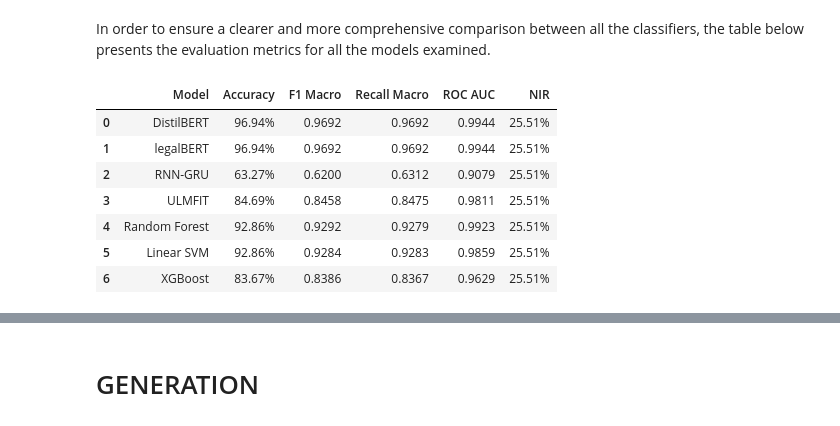
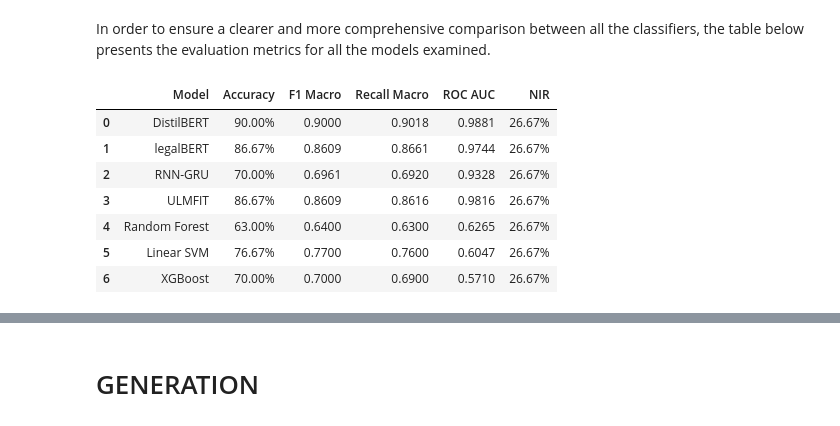
Before and after one commit to profsuccodifrutta/ai_act_RAG_navigator, a Jupyter notebook: public_pipeline_final.ipynb, the cells around one changed output, grey strips where cells are left out. Cells and saved outputs as stored; diff of their text form; code cells hidden in the pictures.

```diff
--- a/public_pipeline_final.ipynb
+++ b/public_pipeline_final.ipynb
@@ -3415,83 +3368,83 @@ import pandas as pd
 df_compare = pd.DataFrame([
     {
         "Model": "DistilBERT",
-        "Accuracy": 0.9694,
-        "F1 Macro": 0.9696,
-        "Recall Macro": 0.9696,
-        "ROC AUC": 0.9939,
-        "NIR": 0.2551
+        "Accuracy": 0.9000,
+        "F1 Macro": 0.9000,
+        "Recall Macro": 0.9018,
+        "ROC AUC": 0.9881,
+        "NIR": 0.2667
     },
 
     {
         "Model": "legalBERT",
-        "Accuracy": 0.9694,
-        "F1 Macro": 0.9692,
-        "Recall Macro": 0.9692,
-        "ROC AUC": 0.9944,
-        "NIR": 0.2551
+        "Accuracy": 0.8667,
+        "F1 Macro": 0.8609,
+        "Recall Macro": 0.8661,
+        "ROC AUC": 0.9744,
+        "NIR": 0.2667
     },
 
     {
         "Model": "RNN-GRU",
-        "Accuracy": 0.6327,
-        "F1 Macro": 0.6200,
-        "Recall Macro": 0.6312,
-        "ROC AUC": 0.9079,
-        "NIR": 0.2551
+        "Accuracy": 0.7000,
+        "F1 Macro": 0.6961,
+        "Recall Macro": 0.6920,
+        "ROC AUC": 0.9328,
+        "NIR": 0.2667
     },
 
     {
         "Model": "ULMFIT",
-        "Accuracy": 0.8469,
-        "F1 Macro": 0.8458,
-        "Recall Macro": 0.8475,
-        "ROC AUC": 0.9811,
-        "NIR": 0.2551
+        "Accuracy": 0.8667,
+        "F1 Macro": 0.8609,
+        "Recall Macro": 0.8616,
+        "ROC AUC": 0.9816,
+        "NIR": 0.2667
     },
     {
         "Model": "Random Forest",
-        "Accuracy": 0.9286,
-        "F1 Macro": 0.9292,
-        "Recall Macro": 0.9279,
-        "ROC AUC": 0.9923,
-        "NIR": 0.2551
+        "Accuracy": 0.6300,
+        "F1 Macro": 0.6400,
+        "Recall Macro": 0.6300,
+        "ROC AUC": 0.6265,   ###CONFERMARE
+        "NIR": 0.2667        ###CONFERMARE
     },
     {
         "Model": "Linear SVM",
-        "Accuracy": 0.9286,
-        "F1 Macro": 0.9284,
-        "Recall Macro": 0.9283,
-        "ROC AUC": 0.9859,
-        "NIR": 0.2551
+        "Accuracy": 0.7667,
+        "F1 Macro": 0.7700,
+        "Recall Macro": 0.7600,
+        "ROC AUC": 0.6047,   ##CONFERMARE
+        "NIR": 0.2667        ##CONFERMARE
     },
     {
         "Model": "XGBoost",
-        "Accuracy": 0.8367,
-        "F1 Macro": 0.8386,
-        "Recall Macro": 0.8367,
-        "ROC AUC": 0.9629,
-        "NIR": 0.2551
+        "Accuracy": 0.7000,
+        "F1 Macro": 0.7000,
+        "Recall Macro": 0.6900,
+        "ROC AUC": 0.5710,   ##CONFERMARE
+        "NIR": 0.2667        ##CONFERMARE
     }
 ])
 
 cols = ["Model", "Accuracy", "F1 Macro", "Recall Macro", "ROC AUC", "NIR"]
 df_compare = df_compare[cols]
 
 format_dict = {
     "Accuracy": "{:.2%}",
     "F1 Macro": "{:.4f}",
     "Recall Macro": "{:.4f}",
     "ROC AUC": "{:.4f}",
     "NIR": "{:.2%}"
 }
 
 display(df_compare.style.format(format_dict))
 # %% [output]
 |  | Model | Accuracy | F1 Macro | Recall Macro | ROC AUC | NIR |
-| 0 | DistilBERT | 96.94% | 0.9692 | 0.9692 | 0.9944 | 25.51% |
-| 1 | legalBERT | 96.94% | 0.9692 | 0.9692 | 0.9944 | 25.51% |
-| 2 | RNN-GRU | 63.27% | 0.6200 | 0.6312 | 0.9079 | 25.51% |
-| 3 | ULMFIT | 84.69% | 0.8458 | 0.8475 | 0.9811 | 25.51% |
-| 4 | Random Forest | 92.86% | 0.9292 | 0.9279 | 0.9923 | 25.51% |
-| 5 | Linear SVM | 92.86% | 0.9284 | 0.9283 | 0.9859 | 25.51% |
-| 6 | XGBoost | 83.67% | 0.8386 | 0.8367 | 0.9629 | 25.51% |
+| 0 | DistilBERT | 90.00% | 0.9000 | 0.9018 | 0.9881 | 26.67% |
+| 1 | legalBERT | 86.67% | 0.8609 | 0.8661 | 0.9744 | 26.67% |
+| 2 | RNN-GRU | 70.00% | 0.6961 | 0.6920 | 0.9328 | 26.67% |
+| 3 | ULMFIT | 86.67% | 0.8609 | 0.8616 | 0.9816 | 26.67% |
+| 4 | Random Forest | 63.00% | 0.6400 | 0.6300 | 0.6265 | 26.67% |
+| 5 | Linear SVM | 76.67% | 0.7700 | 0.7600 | 0.6047 | 26.67% |
+| 6 | XGBoost | 70.00% | 0.7000 | 0.6900 | 0.5710 | 26.67% |
```
Also changed, not shown: parts of 38 cells of this notebook.
